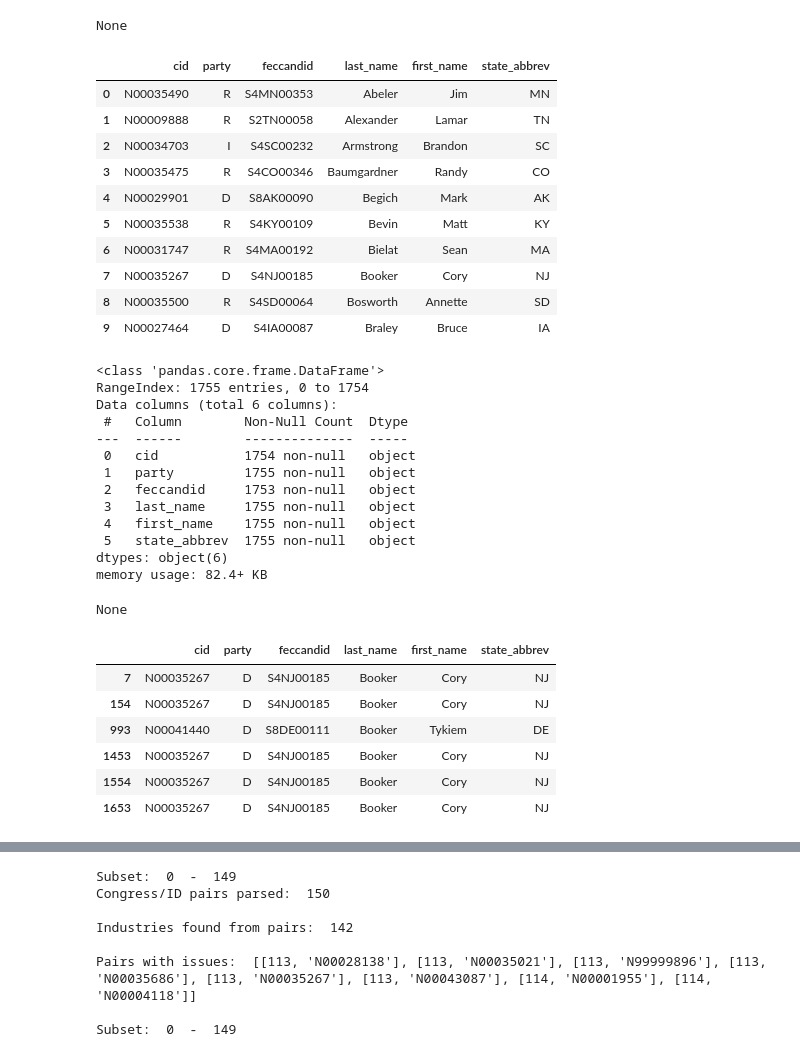
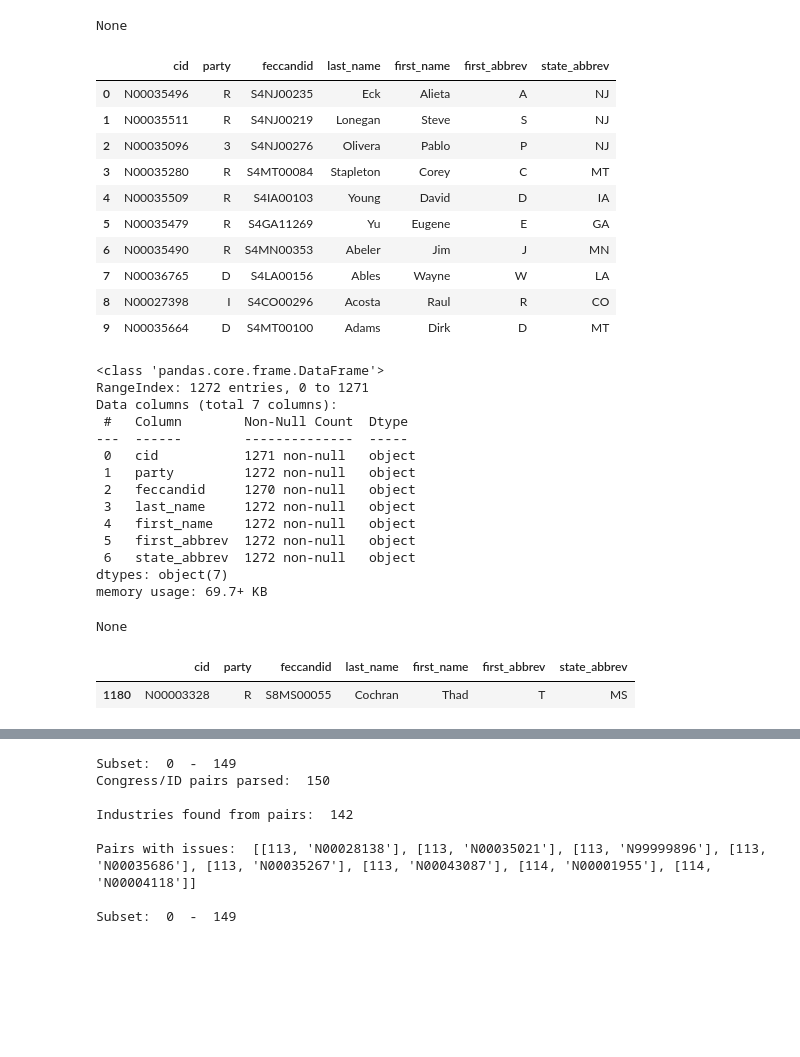
Before and after one commit to zapatos24/senator_nlp_vote_prediction, a Jupyter notebook: sm_project_data_gathering.ipynb, the cells around one changed output, grey strips where cells are left out. Drawn from its saved outputs; the diff is of its cells as text; code cells hidden in the pictures; blank space fills up the shorter version.

```diff
--- a/sm_project_data_gathering.ipynb
+++ b/sm_project_data_gathering.ipynb
@@ -41,10 +41,19 @@ def parse_senator_names(name, name_type):
     last_name = split_name[0].split(' ')[-1].capitalize()
     first_name = split_name[1].replace(',','').split(' ')[0].capitalize()
 
+    indiv_nick_names = {'Durbin': 'Dick', 'Cochran': 'Thad'}
+
     if name_type == 'last':
         return last_name
     elif name_type == 'first':
         return first_name
+    elif name_type == 'first_abbrev':
+        if last_name in indiv_nick_names.keys():
+            return indiv_nick_names[last_name][0]
+        elif '(' in split_name[1]:
+            return split_name[1][split_name[1].index('(')+1]
+        else:
+            return first_name[0]
     else:
         return np.nan
 # %% [markdown]
@@ -320,6 +330,7 @@ missing_senator_info = [{'cid': 'N99999896',
                          'feccandid': np.nan,
                          'last_name': 'Cowan',
                          'first_name': 'William',
+                         'first_abbrev': 'M',
                          'state_abbrev': 'MA'
                         },
                         {'cid': np.nan,
@@ -327,6 +338,7 @@ missing_senator_info = [{'cid': 'N99999896',
                          'feccandid': np.nan,
                          'last_name': 'Chiesa',
                          'first_name': 'Jeffrey',
+                         'first_abbrev': 'J',
                          'state_abbrev': 'NJ',
                         },
                         {'cid': 'N00046125',
@@ -334,64 +346,62 @@ missing_senator_info = [{'cid': 'N99999896',
                          'feccandid': 'S0GA00526',
                          'last_name': 'Loeffler',
                          'first_name': 'Kelly',
+                         'first_abbrev': 'K',
                          'state_abbrev': 'GA'
                         }]
 # %%
 #drop any duplicate candidates
-# crp_ids.drop_duplicates(subset='CID', keep='last', inplace=True, ignore_index=True)
+crp_ids.drop_duplicates(subset='CID', keep='last', inplace=True, ignore_index=True)
 
 #create new columns for last name, first name, and any middle names for easy comparison to voteview data
 crp_ids['last_name'] = crp_ids['CRPName'].apply(lambda x: parse_senator_names(x, 'last'))
 crp_ids['first_name'] = crp_ids['CRPName'].apply(lambda x: parse_senator_names(x, 'first'))
+crp_ids['first_abbrev'] = crp_ids['CRPName'].apply(lambda x: parse_senator_names(x, 'first_abbrev'))
 
 #rename the column to match the members DataFrame
 crp_ids['state_abbrev'] = crp_ids['Office'].apply(lambda x: x[:2])
 
 #drop unnecessary columns
 crp_ids.drop(['CRPName', 'Office'], axis=1, inplace=True)
 
 #rename the columns to be all lower case (to match members_df)
 crp_ids.columns = [x.lower() for x in crp_ids.columns]
 
 #add missing senators to crp list
 crp_ids = pd.concat([crp_ids, pd.DataFrame(missing_senator_info)], ignore_index=True)
 
 display(crp_ids.head(10))
 display(crp_ids.info())
 # %% [output]
-|  | cid | party | feccandid | last_name | first_name | state_abbrev |
-| 0 | N00035490 | R | S4MN00353 | Abeler | Jim | MN |
-| 1 | N00009888 | R | S2TN00058 | Alexander | Lamar | TN |
-| 2 | N00034703 | I | S4SC00232 | Armstrong | Brandon | SC |
-| 3 | N00035475 | R | S4CO00346 | Baumgardner | Randy | CO |
-| 4 | N00029901 | D | S8AK00090 | Begich | Mark | AK |
-| 5 | N00035538 | R | S4KY00109 | Bevin | Matt | KY |
-| 6 | N00031747 | R | S4MA00192 | Bielat | Sean | MA |
-| 7 | N00035267 | D | S4NJ00185 | Booker | Cory | NJ |
-| 8 | N00035500 | R | S4SD00064 | Bosworth | Annette | SD |
-| 9 | N00027464 | D | S4IA00087 | Braley | Bruce | IA |
+|  | cid | party | feccandid | last_name | first_name | first_abbrev | state_abbrev |
+| 0 | N00035496 | R | S4NJ00235 | Eck | Alieta | A | NJ |
+| 1 | N00035511 | R | S4NJ00219 | Lonegan | Steve | S | NJ |
+| 2 | N00035096 | 3 | S4NJ00276 | Olivera | Pablo | P | NJ |
+| 3 | N00035280 | R | S4MT00084 | Stapleton | Corey | C | MT |
+| 4 | N00035509 | R | S4IA00103 | Young | David | D | IA |
+| 5 | N00035479 | R | S4GA11269 | Yu | Eugene | E | GA |
+| 6 | N00035490 | R | S4MN00353 | Abeler | Jim | J | MN |
+| 7 | N00036765 | D | S4LA00156 | Ables | Wayne | W | LA |
+| 8 | N00027398 | I | S4CO00296 | Acosta | Raul | R | CO |
+| 9 | N00035664 | D | S4MT00100 | Adams | Dirk | D | MT |
 <class 'pandas.core.frame.DataFrame'>
-RangeIndex: 1755 entries, 0 to 1754
-Data columns (total 6 columns):
+RangeIndex: 1272 entries, 0 to 1271
+Data columns (total 7 columns):
  #   Column        Non-Null Count  Dtype
 ---  ------        --------------  -----
- 0   cid           1754 non-null   object
- 1   party         1755 non-null   object
- 2   feccandid     1753 non-null   object
- 3   last_name     1755 non-null   object
- 4   first_name    1755 non-null   object
- 5   state_abbrev  1755 non-null   object
-dtypes: object(6)
-memory usage: 82.4+ KB
+ 0   cid           1271 non-null   object
+ 1   party         1272 non-null   object
+ 2   feccandid     1270 non-null   object
+ 3   last_name     1272 non-null   object
+ 4   first_name    1272 non-null   object
+ 5   first_abbrev  1272 non-null   object
+ 6   state_abbrev  1272 non-null   object
+dtypes: object(7)
+memory usage: 69.7+ KB
 None
 # %%
-crp_ids[crp_ids['last_name'] == 'Booker']
+crp_ids[crp_ids['last_name'] == 'Cochran']
 # %% [output]
-|  | cid | party | feccandid | last_name | first_name | state_abbrev |
-| 7 | N00035267 | D | S4NJ00185 | Booker | Cory | NJ |
-| 154 | N00035267 | D | S4NJ00185 | Booker | Cory | NJ |
-| 993 | N00041440 | D | S8DE00111 | Booker | Tykiem | DE |
-| 1453 | N00035267 | D | S4NJ00185 | Booker | Cory | NJ |
-| 1554 | N00035267 | D | S4NJ00185 | Booker | Cory | NJ |
-| 1653 | N00035267 | D | S4NJ00185 | Booker | Cory | NJ |
+|  | cid | party | feccandid | last_name | first_name | first_abbrev | state_abbrev |
+| 1180 | N00003328 | R | S8MS00055 | Cochran | Thad | T | MS |
 # %%
```
Also changed, not shown: parts of 8 cells of this notebook, 2 other files.
